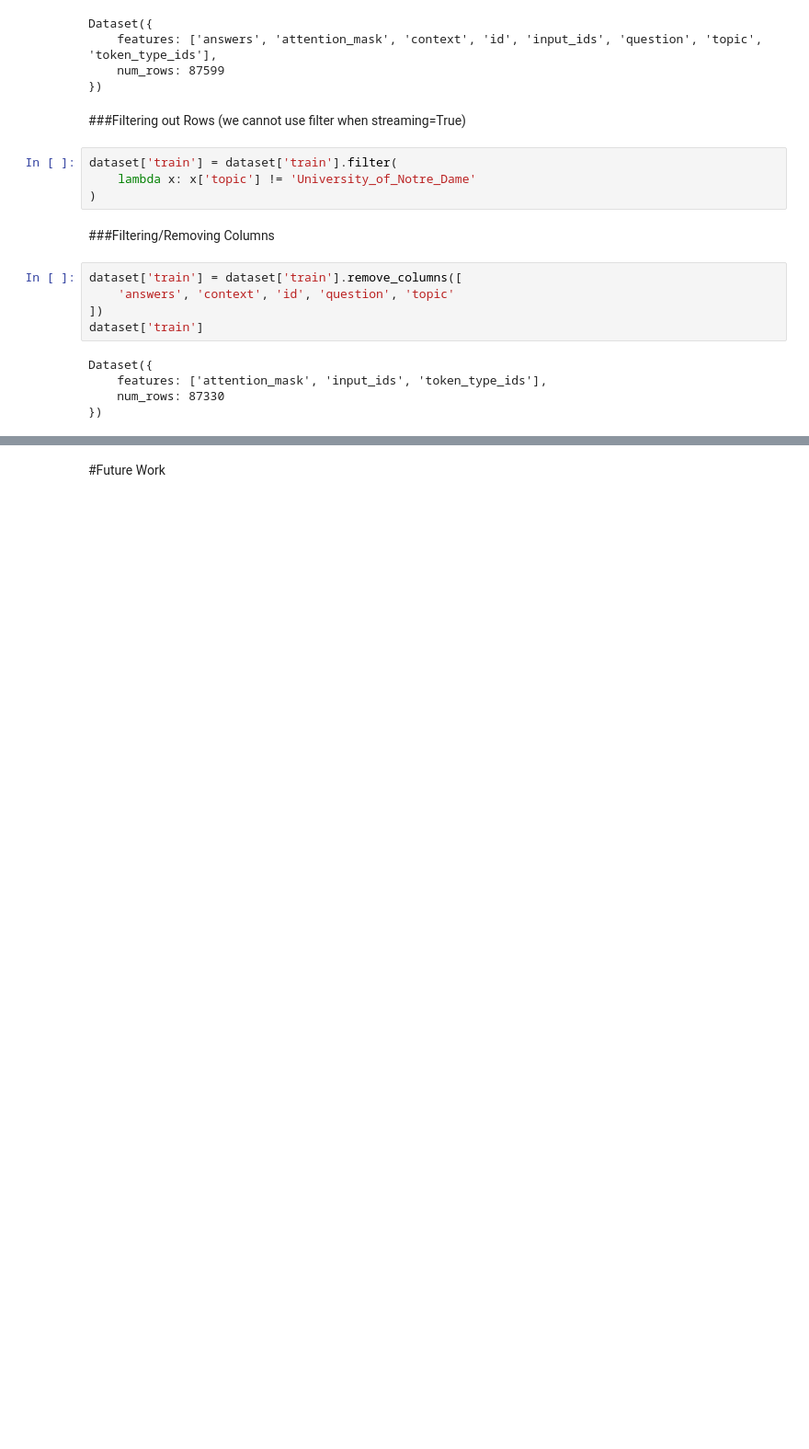
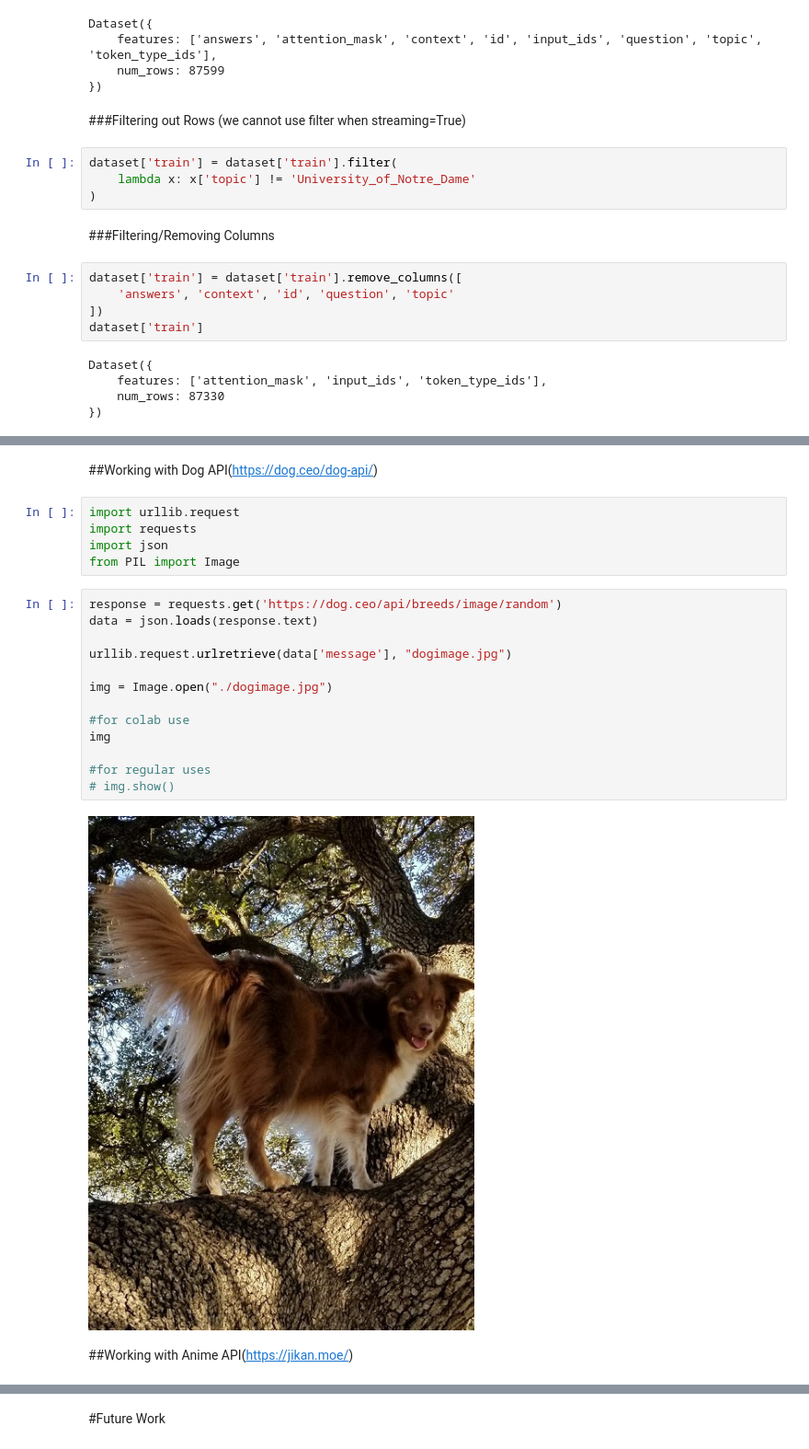
Before and after one commit to LEGEND2310/Random-Python, a Jupyter notebook: Random_Python.ipynb, the cells around one changed output, grey strips where cells are left out. Shown at 92% size. Drawn from its saved outputs; the diff is of its cells as text; blank space fills up the shorter version.

```diff
--- a/Random_Python.ipynb
+++ b/Random_Python.ipynb
@@ -502,0 +511,24 @@ Dataset({
+# %% [markdown]
+##Working with Dog API(https://dog.ceo/dog-api/)
+# %%
+import urllib.request
+import requests
+import json
+from PIL import Image
+# %%
+response = requests.get('https://dog.ceo/api/breeds/image/random')
+data = json.loads(response.text)
+
+urllib.request.urlretrieve(data['message'], "dogimage.jpg")
+
+img = Image.open("./dogimage.jpg")
+
+#for colab use
+img
+
+#for regular uses
+# img.show()
+# %% [output]
+[figure, added]
+# %% [markdown]
+##Working with Anime API(https://jikan.moe/)
```
Also changed, not shown: parts of 6 cells of this notebook.
